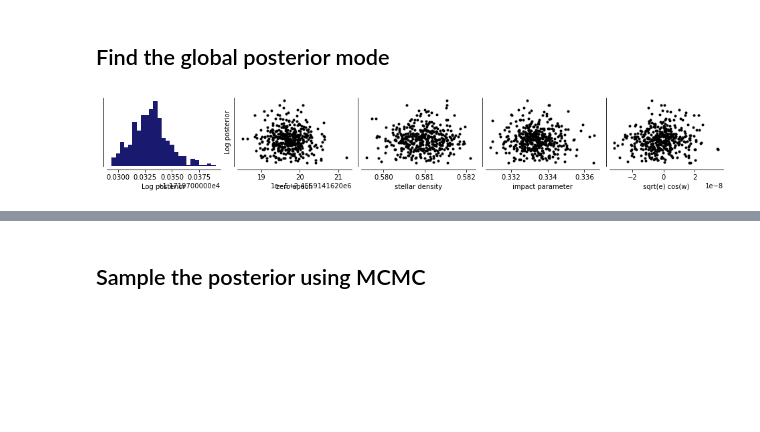
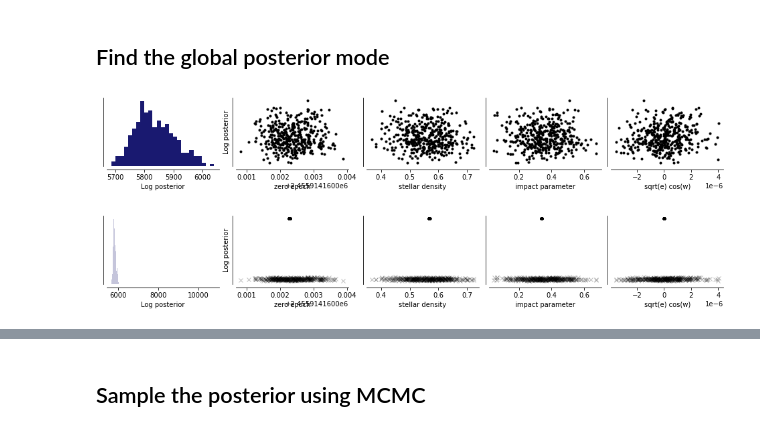
Before and after one commit to hpparvi/cheops_kelt_1, a Jupyter notebook: 02c_cheops_emission_and_unconstrained_ev.ipynb, the cells around one changed output, grey strips where cells are left out. Cells and saved outputs as stored; diff of their text form; code cells hidden in the pictures; blank space fills up the shorter version.

```diff
--- a/02c_cheops_emission_and_unconstrained_ev.ipynb
+++ b/02c_cheops_emission_and_unconstrained_ev.ipynb
@@ -15,6 +19,11 @@ Populating the interactive namespace from numpy and matplotlib
 from src import CHEOPSLPF
 # %%
 lpf = CHEOPSLPF('c')
+# %%
+def lnposterior(pv):
+    return squeeze(lpf.lnposterior(pv))
+
+pool = Pool(processes=16)
 # %%
 lpf.ps
 # %% [output]
@@ -38,9 +47,13 @@ lpf.ps
 # %% [markdown]
 ## Find the global posterior mode
+# %%
+lpf.optimize_global(150, npop=400, pool=pool, vectorize=False, lnpost=lnposterior)
+# %% [output]
+[figure, added]
 # %%
-lpf.optimize_global(15000, npop=400)
+lpf.optimize_global(15000, npop=400, pool=pool, vectorize=False, lnpost=lnposterior)
 # %% [output]
-[figure, old version]
+[figure, new version]
 # %%
 lpf.plot_folded_light_curve();
 # %% [output]
```
Also changed, not shown: parts of 15 cells of this notebook, 3 other files.
